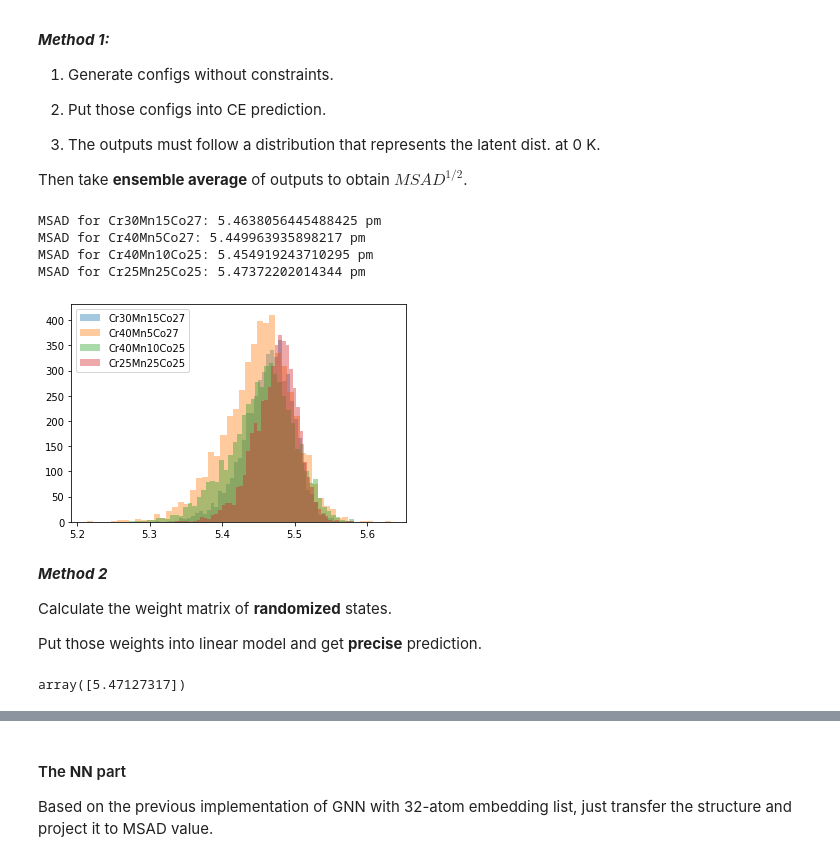
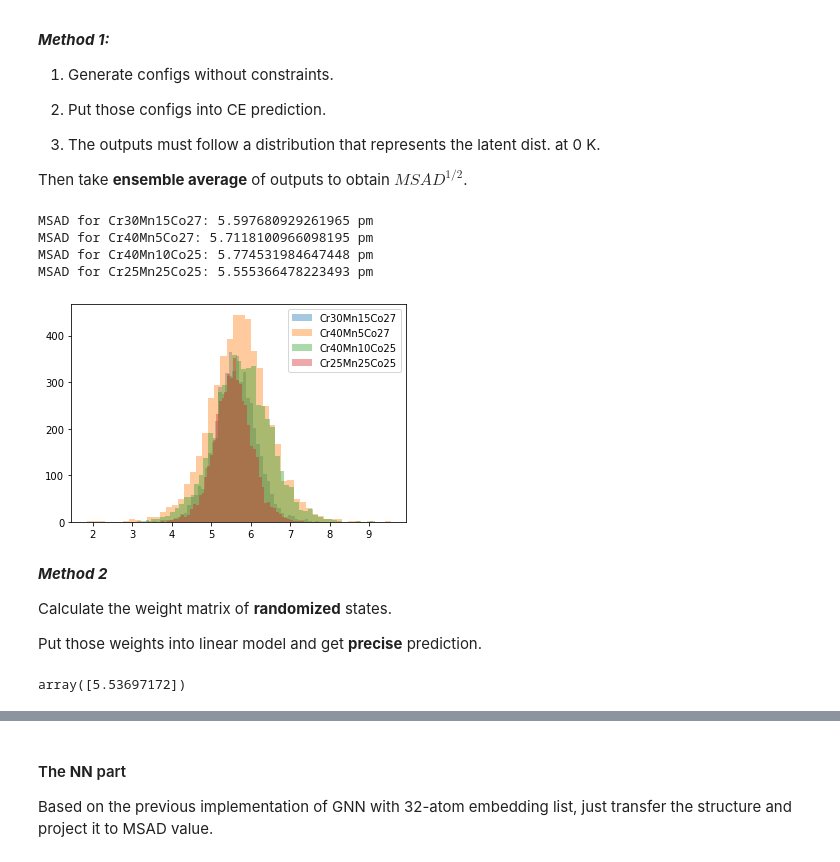
Before and after one commit to wzetto/MATools, a Jupyter notebook: CE_MC/cluster_ce_msad.ipynb, the cells around one changed output, grey strips where cells are left out. Cells and saved outputs as stored; diff of their text form; code cells hidden in the pictures.

```diff
--- a/CE_MC/cluster_ce_msad.ipynb
+++ b/CE_MC/cluster_ce_msad.ipynb
@@ -1653,9 +1692,24 @@ print(len(best_embed_), best_embed_)
 # %%
-chosen_embed_ = best_embed_[1]
-weight_chosen = genetic.embed_extra(embed_book, weight_list, chosen_embed_)
-best_embed_dict = dict(zip(embed_type, chosen_embed_))
-clf_ga = LassoCV(alphas=[0.05], cv=5, max_iter=5000).fit(weight_chosen, msad_list)
+chosen_embed_ = best_embed_[-4]
+chosen_embed_1 = chosen_embed_.copy()
+chosen_embed_1 = np.load('./runs/demo/20230103/chosen_embed.npy')
+# chosen_embed_1[2] = 1.0 #* pair3
+# chosen_embed_1[26] = 0.0 #* pair5
 
+msad_all = np.concatenate([msad_list, msad_list_ab], axis=0)
+weight_chosen = genetic.embed_extra(embed_book, weight_list, chosen_embed_1)
+weight_chosen_all = genetic.embed_extra(embed_book, weight_list_all, chosen_embed_)
+
+best_embed_dict = dict(zip(embed_type, chosen_embed_1))
+
+# dyna_scalar = True #* Use dynamic scalar?
+#* In case of dynamic scalar, we need to normalize the weight.
+if dyna_scalar:
+    scaler = StandardScaler().fit(weight_chosen_all)
+    weight_chosen = scaler.transform(weight_chosen)
+
+clf_ga = RidgeCV(alphas=np.logspace(-3,3), cv=10).fit(weight_chosen, msad_list)
+# clf_ga_all = RidgeCV(alphas=np.logspace(-3,3), cv=10).fit(weight_chosen_all, msad_all)
 '''
 1. Transform the new weights into normalized form. z = (x - u) / s
 2. Apply the model to new weights, return dist. under that composition.
@@ -1876,7 +1946,7 @@ ce_ = CE(ind_1nn, ind_2nn, ind_3nn, ind_4nn, ind_5nn, ind_6nn,
         ind_trip233_pbc, ind_trip255_pbc, ind_trip334_pbc, ind_trip335_pbc,
         ind_trip345_pbc, ind_trip444_pbc, ind_trip455_pbc,
 
-        ind_quaraw, ind_quapbc, ind_raw,)
+        ind_quaraw, ind_quapbc, ind_raw, use_pbc=True)
 
 # for i in range(500):
 #     ele_list = ele_list_gen(0.4, 0.05, 0.4, 0.1, 32)
@@ -1897,42 +1967,54 @@ compo_mat = [
         [40, 10, 25],
         [25, 25, 25]
 ]
 msad_mat, type_mat = [], []
-scaler_use = True
+
+raw_scalar = True
+dyna_scalar = False
+assert raw_scalar != dyna_scalar, print('Only one scaler can be used!')
+
+load_model = False
+model_pth = './runs/demo/20230103/eq_clf_msad.sav'
 
 for compo in compo_mat:
         a1, a2, a3 = compo
         atomic_ratio = f'{a1}_{a2}_{a3}.npy'
         config = np.load(f'/media/wz/a7ee6d50-691d-431a-8efb-b93adc04896d/Github/MATools_buffer/msadGA/202212/configs/{atomic_ratio}')
 
-        #* RAW weight matrix in FULL dimension.
-        if scaler_use:
+        if raw_scalar:
                 weight_list_predict = scaler.transform(config)
         else:
                 weight_list_predict = config
 
         #* NEW weight matrix remove the zero term.
         weight_list_prenew = genetic.embed_extra(embed_book,
                                 weight_list_predict,
-                                chosen_embed_)
+                                chosen_embed_1)
+
+        #* RAW weight matrix in FULL dimension./ SUB dimension.
+        if dyna_scalar:
+                weight_list_prenew = scaler.transform(weight_list_prenew)
+
+        if load_model:
+                clf_ga = pickle.load(open(model_pth, 'rb'))
 
         msad_list_predict = clf_ga.predict(weight_list_prenew)
         print(f'MSAD for Cr{a1}Mn{a2}Co{a3}: {np.mean(msad_list_predict)} pm')
         msad_mat.append(msad_list_predict.flatten())
         type_mat.append(f'Cr{a1}Mn{a2}Co{a3}')
 
 # print(np.mean(msad_list_predict))
 for msad_list_predict, type_ in zip(msad_mat, type_mat):
         plt.hist(msad_list_predict, bins=50, label=type_, alpha=0.4)
 
 plt.legend()
 plt.show()
 # %% [output]
-MSAD for Cr30Mn15Co27: 5.4638056445488425 pm
-MSAD for Cr40Mn5Co27: 5.449963935898217 pm
-MSAD for Cr40Mn10Co25: 5.454919243710295 pm
-MSAD for Cr25Mn25Co25: 5.47372202014344 pm
+MSAD for Cr30Mn15Co27: 5.597680929261965 pm
+MSAD for Cr40Mn5Co27: 5.7118100966098195 pm
+MSAD for Cr40Mn10Co25: 5.774531984647448 pm
+MSAD for Cr25Mn25Co25: 5.555366478223493 pm
-[figure, old version]
+[figure, new version]
 # %% [markdown]
 <i> **Method 2** </i>
 
@@ -1963,15 +2045,28 @@ ce_ = CE(ind_1nn, ind_2nn, ind_3nn, ind_4nn, ind_5nn, ind_6nn,
 # %%
-atomic_ratio = np.array([0.25, 0.25, 0.4, 0.1])
+atomic_ratio = np.array([0.25, 0.25, 0.25, 0.25])
+
+#* Scalar part
+chosen_embed_ = np.load('./runs/demo/20230103/chosen_embed.npy')
+scaler_raw = StandardScaler().fit(weight_list_all)
 scaler_use = True
 if scaler_use:
-    ideal_weight = scaler.transform(ce_.ideal_extract(atomic_ratio).reshape(1,-1))
+    ideal_weight = scaler_raw.transform(ce_.ideal_extract(atomic_ratio).reshape(1,-1))
 else:
     ideal_weight = ce_.ideal_extract(atomic_ratio).reshape(1,-1)
+
 ideal_weight_chosen = genetic.embed_extra(embed_book,
                                 ideal_weight,
-                                chosen_embed_)
+                                chosen_embed_1)
 
-msad_list_predict = clf_ga.predict(ideal_weight_chosen)
+#* Model part
+load_model = False
+model_pth = './runs/demo/20230103/eq_clf_msad.sav'
+if load_model:
+    regr_ga = pickle.load(open(model_pth, 'rb'))
+else:
+    regr_ga = clf_ga
+
+msad_list_predict = regr_ga.predict(ideal_weight_chosen)
 msad_list_predict
 # %% [output]
-array([5.47127317])
+array([5.53697172])
```
Also changed, not shown: parts of 32 cells of this notebook, 23 other files.
